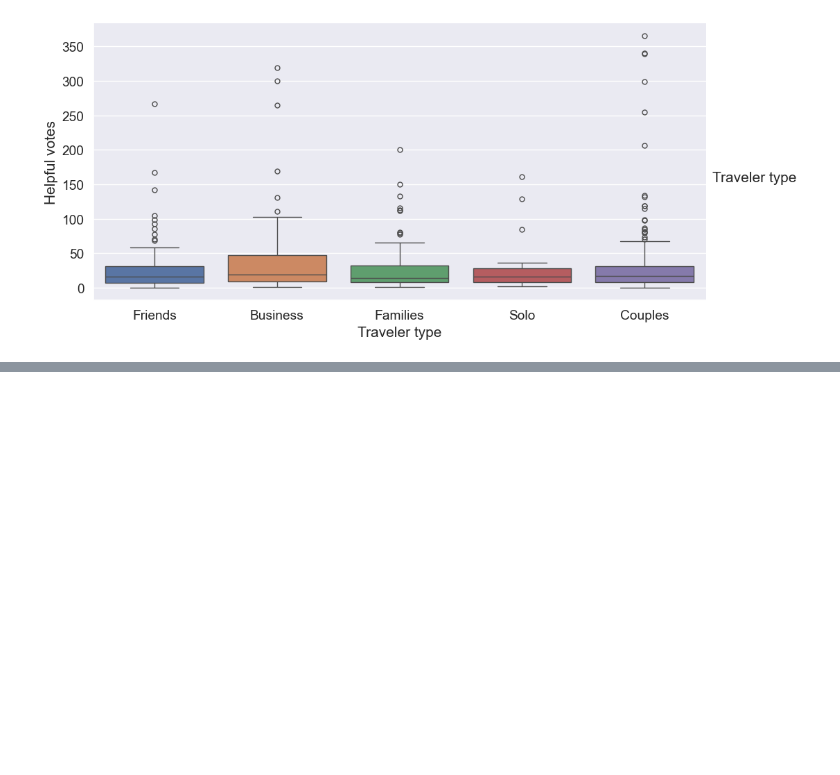
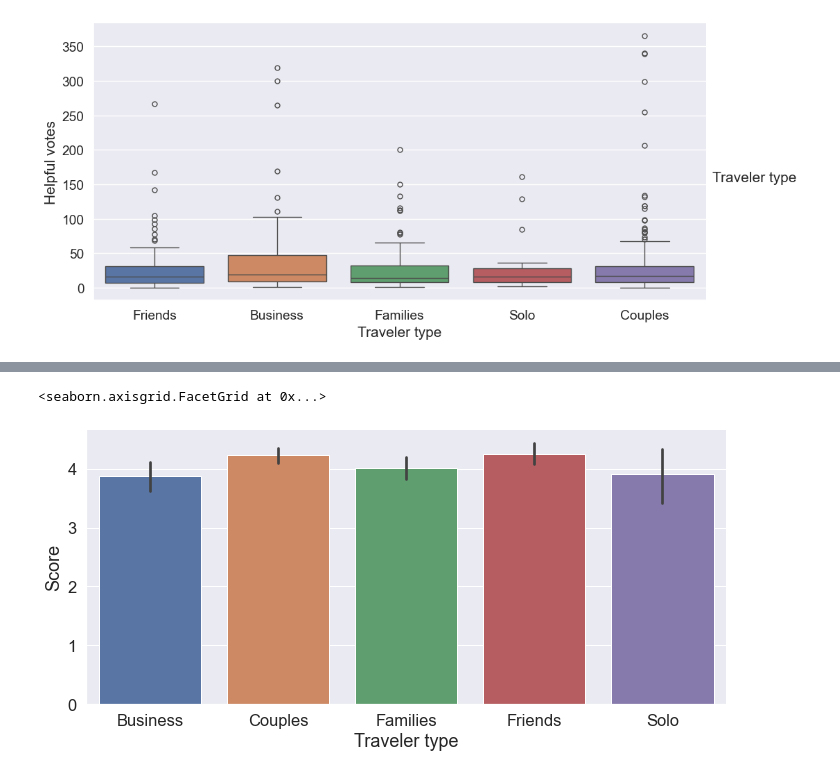
Before and after one commit to AnshuBantra/Python, a Jupyter notebook: Associate Data Scientist in Python/Working with Categorical Data in Python/Introduction to Categorical Data/notebook.ipynb, the cells around one changed output, grey strips where cells are left out. Cells and saved outputs as stored; diff of their text form; code cells hidden in the pictures; blank space fills up the shorter version.

```diff
--- a/Associate Data Scientist in Python/Working with Categorical Data in Python/Introduction to Categorical Data/notebook.ipynb
+++ b/Associate Data Scientist in Python/Working with Categorical Data in Python/Introduction to Categorical Data/notebook.ipynb
@@ -569,0 +623,15 @@ plt.show()
+# %%
+sns.set(font_scale=1.5)
+sns.set_style('darkgrid')
+sns.catplot(
+  data=df_vegas
+  , kind='bar'
+  , x='Traveler type'
+  , y='Score'
+  , height=5
+  , aspect=2
+  , order=['Business', 'Couples', 'Families', 'Friends', 'Solo']
+)
+# %% [output]
+<seaborn.axisgrid.FacetGrid at 0x...>
+[figure, added]
```
Also changed, not shown: parts of 48 cells of this notebook.
